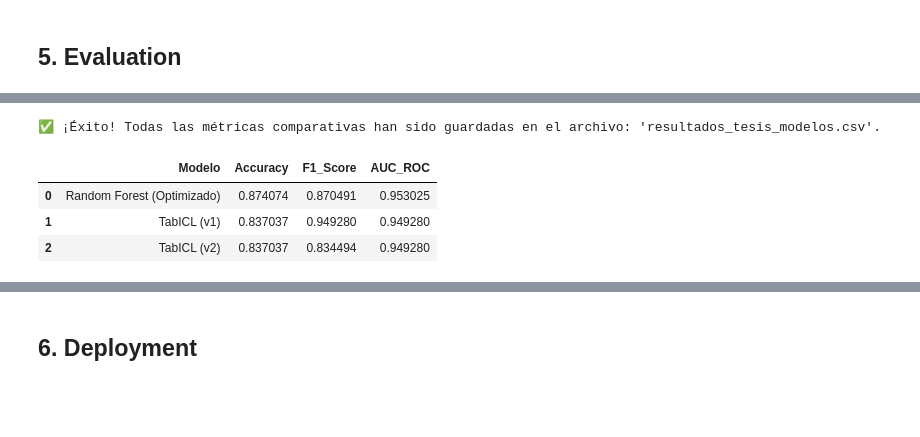
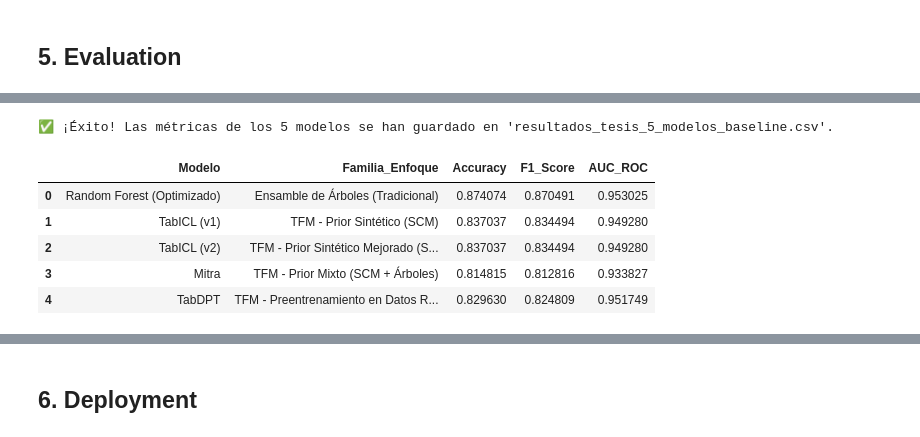
Before and after one commit to TefoV3/Tesis-UFSQ, a Jupyter notebook: Modelado/modelo.ipynb, the cells around one changed output, grey strips where cells are left out. Saved outputs shown, nothing was run; the diff lists cells and outputs as text; code cells hidden in the pictures; blank space fills up the shorter version.

```diff
--- a/Modelado/modelo.ipynb
+++ b/Modelado/modelo.ipynb
@@ -768,34 +901,55 @@ plt.show()
 # %%
-# 1. Crear un DataFrame en formato ancho (fácil de leer en Excel)
-df_exportar = pd.DataFrame({
-    "Modelo": ["Random Forest (Optimizado)", "TabICL (v1)", "TabICL (v2)"],
+# 1. Estructurar la tabla resumen de los 5 modelos (formato ancho)
+df_exportar_5 = pd.DataFrame({
+    "Modelo": [
+        "Random Forest (Optimizado)",
+        "TabICL (v1)",
+        "TabICL (v2)",
+        "Mitra",
+        "TabDPT"
+    ],
+    "Familia_Enfoque": [
+        "Ensamble de Árboles (Tradicional)",
+        "TFM - Prior Sintético (SCM)",
+        "TFM - Prior Sintético Mejorado (SCM + Muon)",
+        "TFM - Prior Mixto (SCM + Árboles)",
+        "TFM - Preentrenamiento en Datos Reales"
+    ],
     "Accuracy": [
-        accuracy_score(y_res, y_pred),
+        acc_rf_val,
         acc_tabicl,
-        acc_tabiclv2
+        acc_tabiclv2,
+        acc_mitra,
+        acc_tabdpt
     ],
     "F1_Score": [
-        f1_score(y_res, y_pred, average='weighted'),
-        auc_tabicl, # Asegúrate de que usas la variable F1 si la guardaste diferente en el paso 1
-        f1_tabiclv2
+        f1_rf_val,
+        f1_tabicl_v1_val,
+        f1_tabiclv2,
+        f1_mitra,
+        f1_tabdpt
     ],
     "AUC_ROC": [
-        auc_score,
+        auc_rf_val,
         auc_tabicl,
-        auc_tabiclv2
+        auc_tabiclv2,
+        auc_mitra,
+        auc_tabdpt
     ]
 })
 
-# 2. Guardar en CSV
-nombre_archivo = "resultados_tesis_modelos.csv"
-df_exportar.to_csv(nombre_archivo, index=False)
+# 2. Guardar en disco
+nombre_archivo_csv = "resultados_tesis_5_modelos_baseline.csv"
+df_exportar_5.to_csv(nombre_archivo_csv, index=False)
 
-print(f"✅ ¡Éxito! Todas las métricas comparativas han sido guardadas en el archivo: '{nombre_archivo}'.")
-df_exportar
+print(f"✅ ¡Éxito! Las métricas de los 5 modelos se han guardado en '{nombre_archivo_csv}'.")
+df_exportar_5
 # %% [output]
-✅ ¡Éxito! Todas las métricas comparativas han sido guardadas en el archivo: 'resultados_tesis_modelos.csv'.
+✅ ¡Éxito! Las métricas de los 5 modelos se han guardado en 'resultados_tesis_5_modelos_baseline.csv'.
-|  | Modelo | Accuracy | F1_Score | AUC_ROC |
-| 0 | Random Forest (Optimizado) | 0.874074 | 0.870491 | 0.953025 |
-| 1 | TabICL (v1) | 0.837037 | 0.949280 | 0.949280 |
-| 2 | TabICL (v2) | 0.837037 | 0.834494 | 0.949280 |
+|  | Modelo | Familia_Enfoque | Accuracy | F1_Score | AUC_ROC |
+| 0 | Random Forest (Optimizado) | Ensamble de Árboles (Tradicional) | 0.874074 | 0.870491 | 0.953025 |
+| 1 | TabICL (v1) | TFM - Prior Sintético (SCM) | 0.837037 | 0.834494 | 0.949280 |
+| 2 | TabICL (v2) | TFM - Prior Sintético Mejorado (S... | 0.837037 | 0.834494 | 0.949280 |
+| 3 | Mitra | TFM - Prior Mixto (SCM + Árboles) | 0.814815 | 0.812816 | 0.933827 |
+| 4 | TabDPT | TFM - Preentrenamiento en Datos R... | 0.829630 | 0.824809 | 0.951749 |
 # %% [markdown]
```
Also changed, not shown: parts of 16 cells of this notebook, 2 other files.
